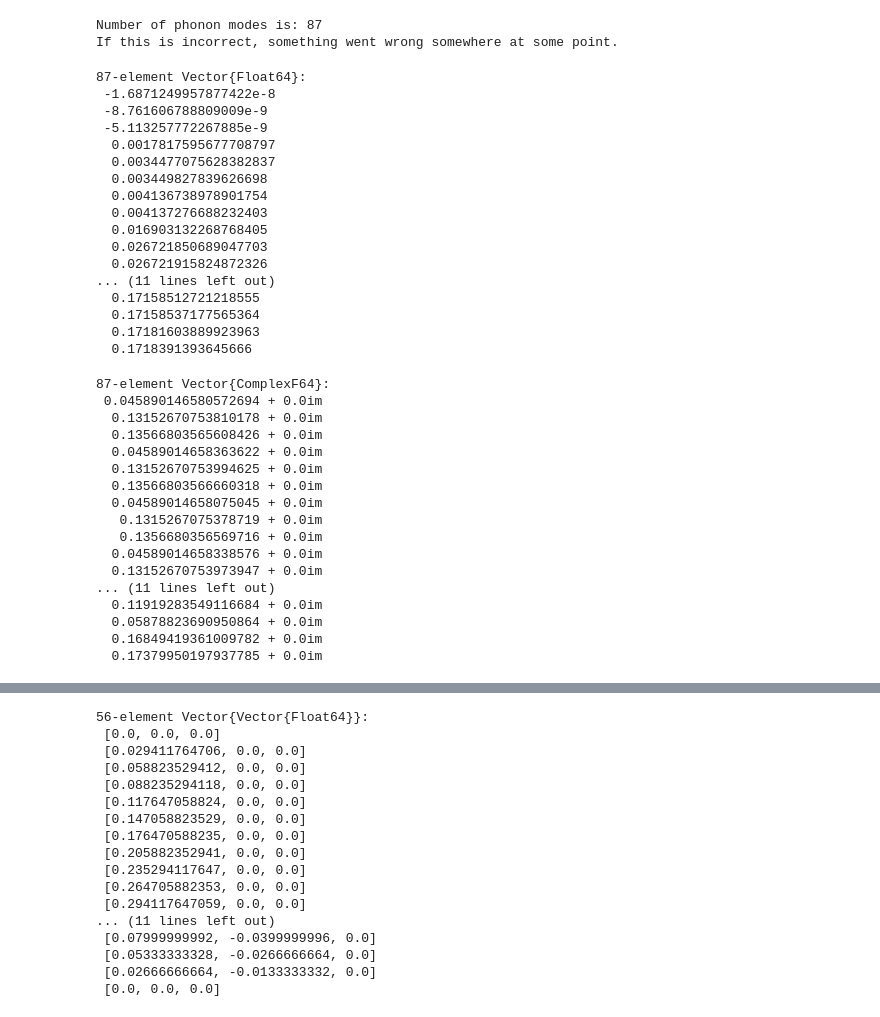
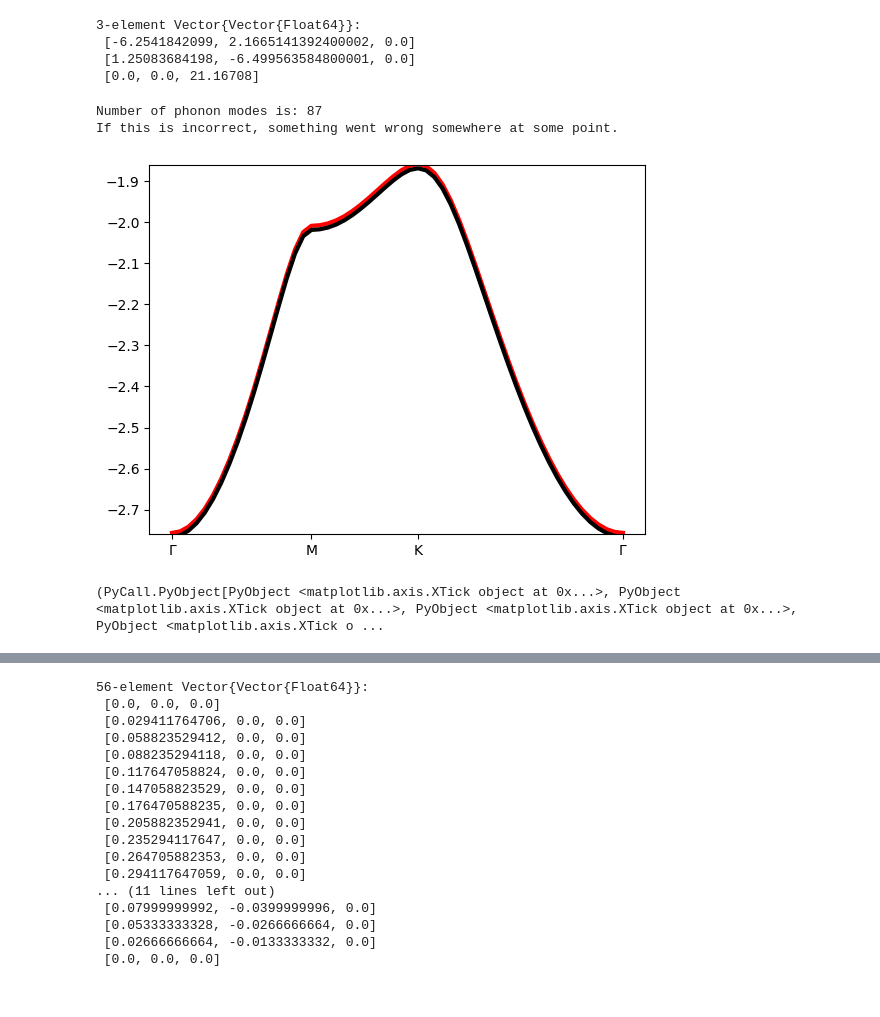
Before and after one commit to AliGhorashiCMT/Plasmons_Paper, a Jupyter notebook: Moire_Figs/Moire7_with_Alkali/Sodium/optimize_from_3angstroms/interpolation_correction/Analyze.ipynb, the cells around one changed output, grey strips where cells are left out. Cells and saved outputs as stored; diff of their text form; code cells hidden in the pictures.

```diff
--- a/Moire_Figs/Moire7_with_Alkali/Sodium/optimize_from_3angstroms/interpolation_correction/Analyze.ipynb
+++ b/Moire_Figs/Moire7_with_Alkali/Sodium/optimize_from_3angstroms/interpolation_correction/Analyze.ipynb
@@ -6,0 +13,7 @@ using PyPlot
+# %%
+lattice_vectors = loadlattice("wannier.out")
+# %% [output]
+3-element Vector{Vector{Float64}}:
+ [-6.2541842099, 2.1665141392400002, 0.0]
+ [1.25083684198, -6.499563584800001, 0.0]
+ [0.0, 0.0, 21.16708]
@@ -9,44 +26,16 @@ force_matrix, cell_map = phonon_force_matrix("totalE");
 # %% [output]
 Number of phonon modes is: 87
 If this is incorrect, something went wrong somewhere at some point.
-# %%
-phonon_dispersion(force_matrix, cell_map, [0, 0, 0], return_negative=true)
-# %% [output]
-87-element Vector{Float64}:
- -1.6871249957877422e-8
- -8.761606788809009e-9
- -5.113257772267885e-9
-  0.0017817595677708797
-  0.0034477075628382837
-  0.003449827839626698
-  0.004136738978901754
-  0.004137276688232403
-  0.016903132268768405
-  0.026721850689047703
-  0.026721915824872326
-... (11 lines left out)
-  0.17158512721218555
-  0.17158537177565364
-  0.17181603889923963
-  0.1718391393645666
-# %%
-phonon_dispersionmodes(force_matrix, cell_map, [0, 0, 0])[2][:, 3]
-# %% [output]
-87-element Vector{ComplexF64}:
- 0.045890146580572694 + 0.0im
-  0.13152670753810178 + 0.0im
-  0.13566803565608426 + 0.0im
-  0.04589014658363622 + 0.0im
-  0.13152670753994625 + 0.0im
-  0.13566803566660318 + 0.0im
-  0.04589014658075045 + 0.0im
-   0.1315267075378719 + 0.0im
-   0.1356680356569716 + 0.0im
-  0.04589014658338576 + 0.0im
-  0.13152670753973947 + 0.0im
-... (11 lines left out)
-  0.11919283549116684 + 0.0im
-  0.05878823690950864 + 0.0im
-  0.16849419361009782 + 0.0im
-  0.17379950197937785 + 0.0im
+# %%
+Hwannierup, cellmapup = hwannier("wannierUp.txt", "wannierUp.map.txt"), np.loadtxt("wannierUp.map.txt");
+Hwannierdn, cellmapdn = hwannier("wannierDn.txt", "wannierDn.map.txt"), np.loadtxt("wannierDn.map.txt");
+# %%
+plotwannierbands(Hwannierup, cellmapup, 1, linewidth=3, color="red")
+plotwannierbands(Hwannierdn, cellmapdn, 1, linewidth=3, color="black")
+
+ylim(-2.76, -1.86)
+label_plots()
+# %% [output]
+[figure, added]
+(PyCall.PyObject[PyObject <matplotlib.axis.XTick object at 0x...>, PyObject <matplotlib.axis.XTick object at 0x...>, PyObject <matplotlib.axis.XTick object at 0x...>, PyObject <matplotlib.axis.XTick o ...
 # %%
```
Also changed, not shown: parts of 13 cells of this notebook.
